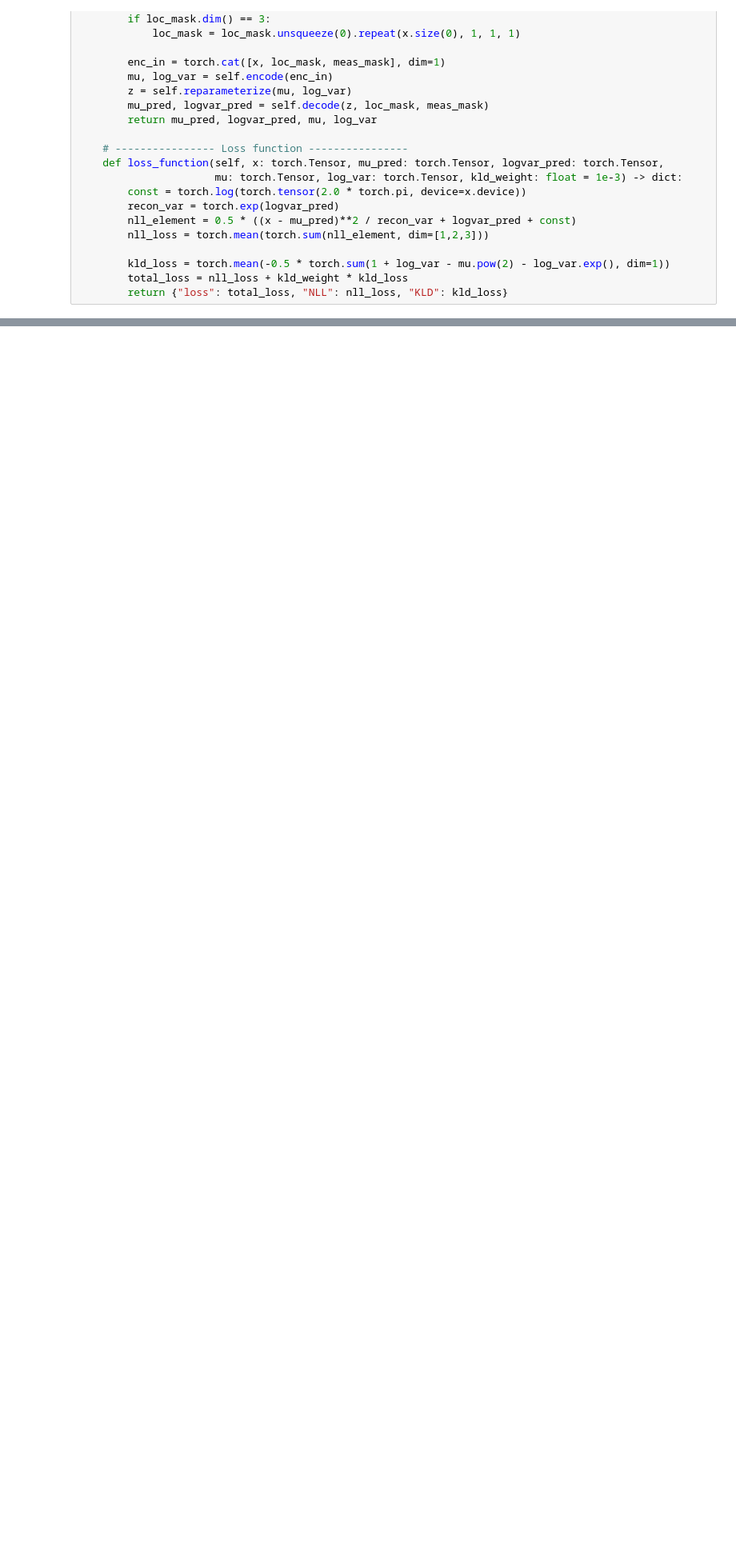
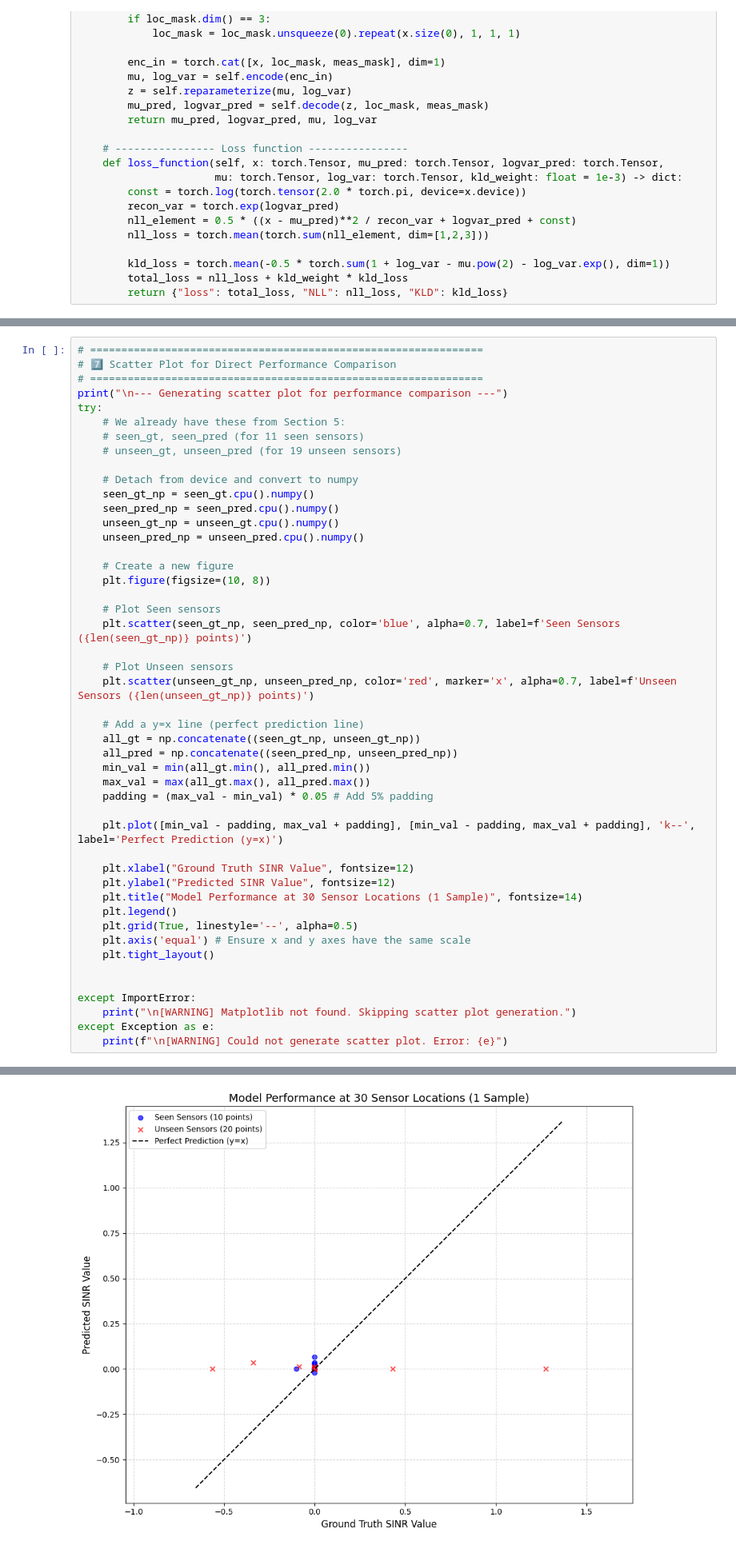
Before and after one commit to longwei-xiao/PyTorch-VAE, a Jupyter notebook: cvae_mine.ipynb, the cells around one changed output, grey strips where cells are left out. Shown at 80% size. Drawn from its saved outputs; the diff is of its cells as text; blank space fills up the shorter version.

```diff
--- a/cvae_mine.ipynb
+++ b/cvae_mine.ipynb
@@ -476,0 +759,48 @@ KeyboardInterrupt:
+# %%
+# ===============================================================
+# 7️⃣ Scatter Plot for Direct Performance Comparison
+# ===============================================================
+print("\n--- Generating scatter plot for performance comparison ---")
+try:
+    # We already have these from Section 5:
+    # seen_gt, seen_pred (for 11 seen sensors)
+    # unseen_gt, unseen_pred (for 19 unseen sensors)
+
+    # Detach from device and convert to numpy
+    seen_gt_np = seen_gt.cpu().numpy()
+    seen_pred_np = seen_pred.cpu().numpy()
+    unseen_gt_np = unseen_gt.cpu().numpy()
+    unseen_pred_np = unseen_pred.cpu().numpy()
+
+    # Create a new figure
+    plt.figure(figsize=(10, 8))
+
+    # Plot Seen sensors
+    plt.scatter(seen_gt_np, seen_pred_np, color='blue', alpha=0.7, label=f'Seen Sensors ({len(seen_gt_np)} points)')
+
+    # Plot Unseen sensors
+    plt.scatter(unseen_gt_np, unseen_pred_np, color='red', marker='x', alpha=0.7, label=f'Unseen Sensors ({len(unseen_gt_np)} points)')
+
+    # Add a y=x line (perfect prediction line)
+    all_gt = np.concatenate((seen_gt_np, unseen_gt_np))
+    all_pred = np.concatenate((seen_pred_np, unseen_pred_np))
+    min_val = min(all_gt.min(), all_pred.min())
+    max_val = max(all_gt.max(), all_pred.max())
+    padding = (max_val - min_val) * 0.05 # Add 5% padding
+
+    plt.plot([min_val - padding, max_val + padding], [min_val - padding, max_val + padding], 'k--', label='Perfect Prediction (y=x)')
+
+    plt.xlabel("Ground Truth SINR Value", fontsize=12)
+    plt.ylabel("Predicted SINR Value", fontsize=12)
+    plt.title("Model Performance at 30 Sensor Locations (1 Sample)", fontsize=14)
+    plt.legend()
+    plt.grid(True, linestyle='--', alpha=0.5)
+    plt.axis('equal') # Ensure x and y axes have the same scale
+    plt.tight_layout()
+
+
+except ImportError:
+    print("\n[WARNING] Matplotlib not found. Skipping scatter plot generation.")
+except Exception as e:
+    print(f"\n[WARNING] Could not generate scatter plot. Error: {e}")
+# %% [output]
@@ -476,0 +808 @@ KeyboardInterrupt:
+[figure, added]
```
Also changed, not shown: parts of 8 cells of this notebook.
